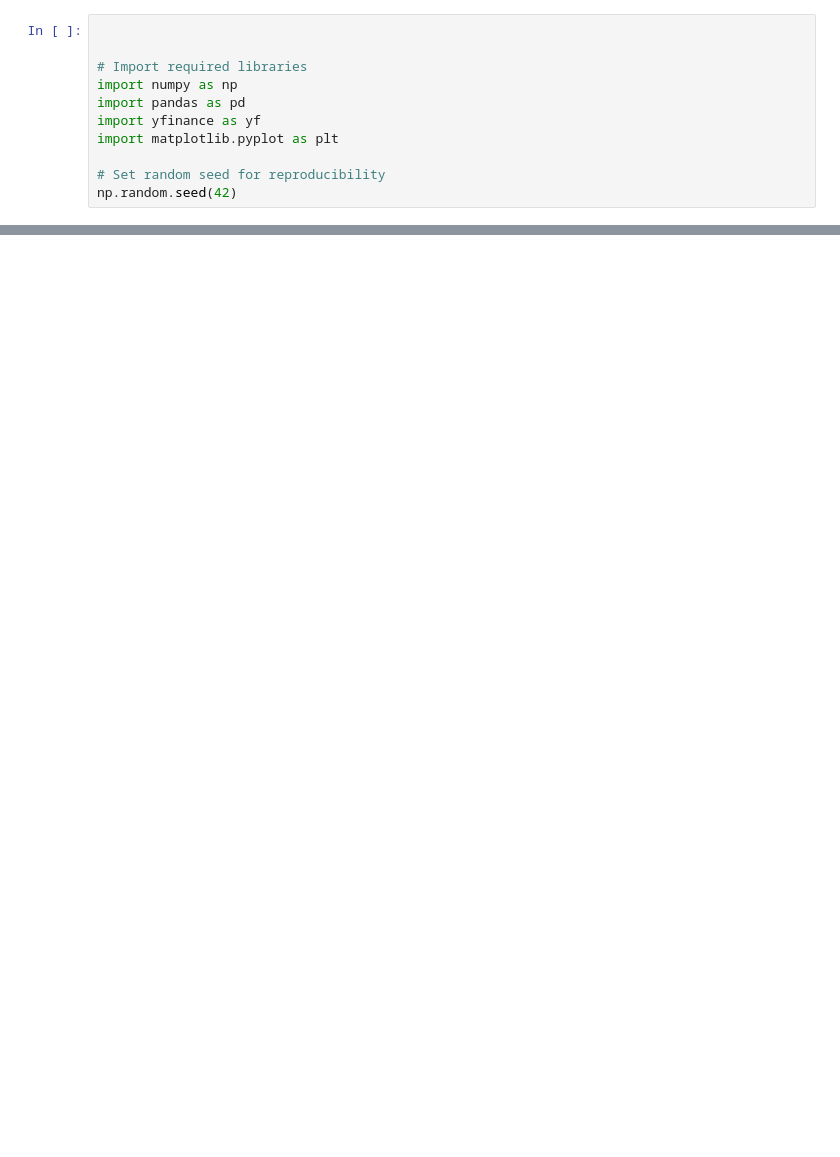
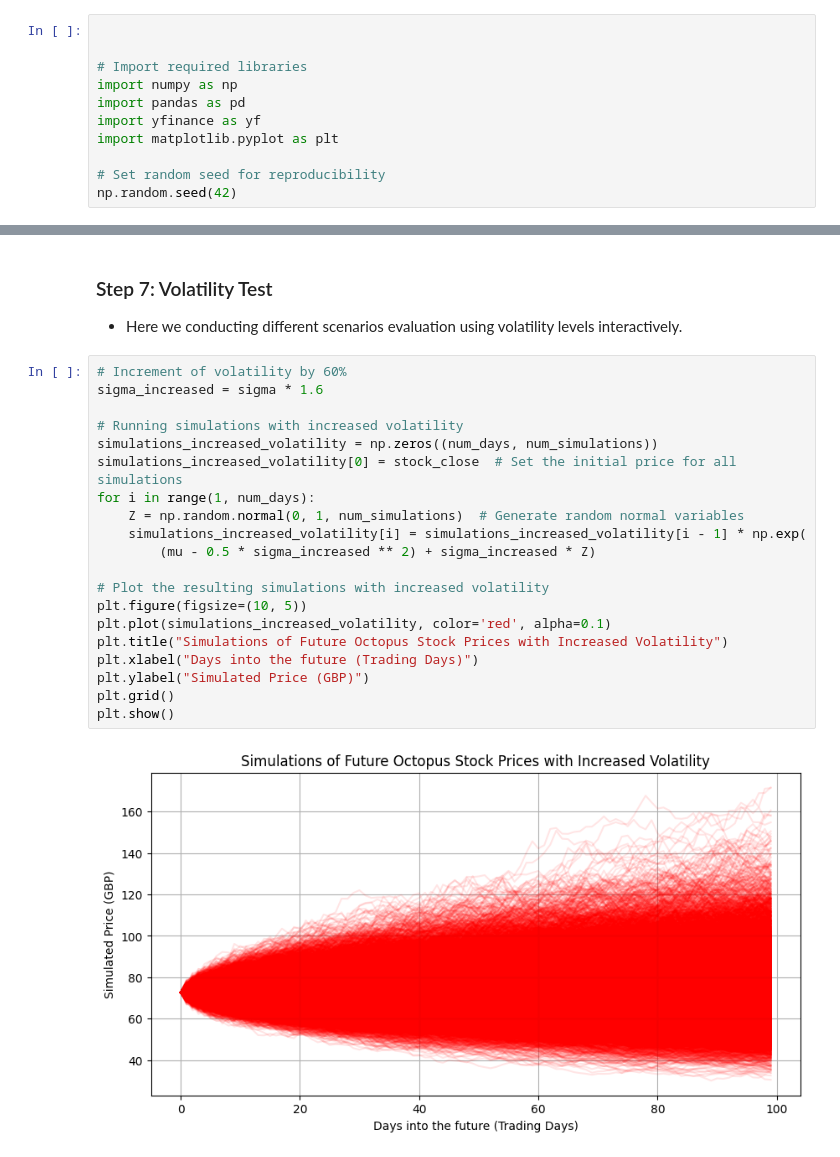
Before and after one commit to Erask/DS-Projects, a Jupyter notebook: Octopus Stock/ORITL.ipynb, the cells around one changed output, grey strips where cells are left out. Drawn from its saved outputs; the diff is of its cells as text; blank space fills up the shorter version.

```diff
--- a/Octopus Stock/ORITL.ipynb
+++ b/Octopus Stock/ORITL.ipynb
@@ -27,0 +199,26 @@ Date
+# %% [markdown]
+### Step 7: Volatility Test
+
+- Here we conducting different scenarios evaluation using volatility levels interactively.
+# %%
+# Increment of volatility by 60%
+sigma_increased = sigma * 1.6
+
+# Running simulations with increased volatility
+simulations_increased_volatility = np.zeros((num_days, num_simulations))
+simulations_increased_volatility[0] = stock_close  # Set the initial price for all simulations
+for i in range(1, num_days):
+    Z = np.random.normal(0, 1, num_simulations)  # Generate random normal variables
+    simulations_increased_volatility[i] = simulations_increased_volatility[i - 1] * np.exp(
+        (mu - 0.5 * sigma_increased ** 2) + sigma_increased * Z)
+
+# Plot the resulting simulations with increased volatility
+plt.figure(figsize=(10, 5))
+plt.plot(simulations_increased_volatility, color='red', alpha=0.1)
+plt.title("Simulations of Future Octopus Stock Prices with Increased Volatility")
+plt.xlabel("Days into the future (Trading Days)")
+plt.ylabel("Simulated Price (GBP)")
+plt.grid()
+plt.show()
+# %% [output]
+[figure, added]
```
Also changed, not shown: parts of 18 cells of this notebook, 1 other file.
